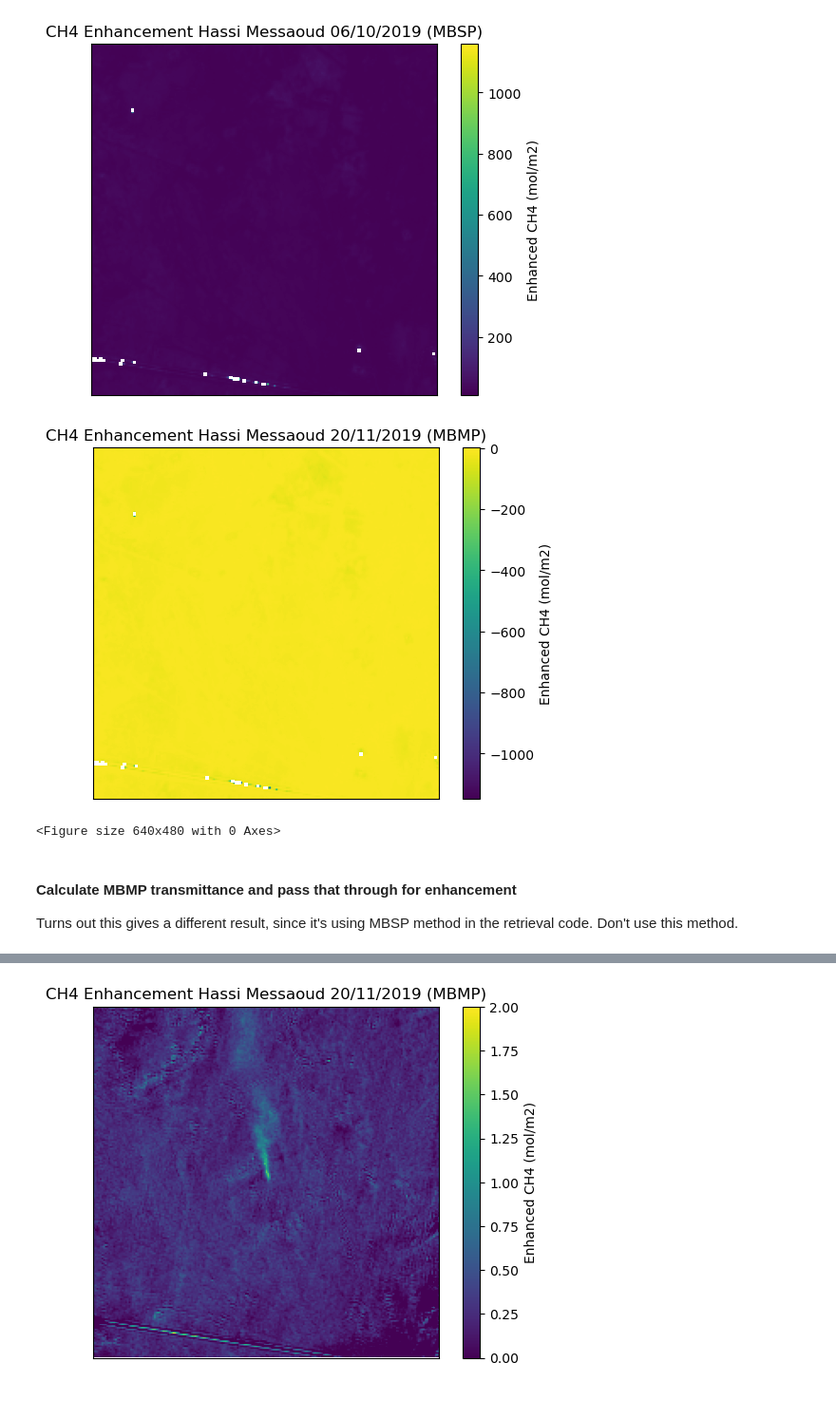
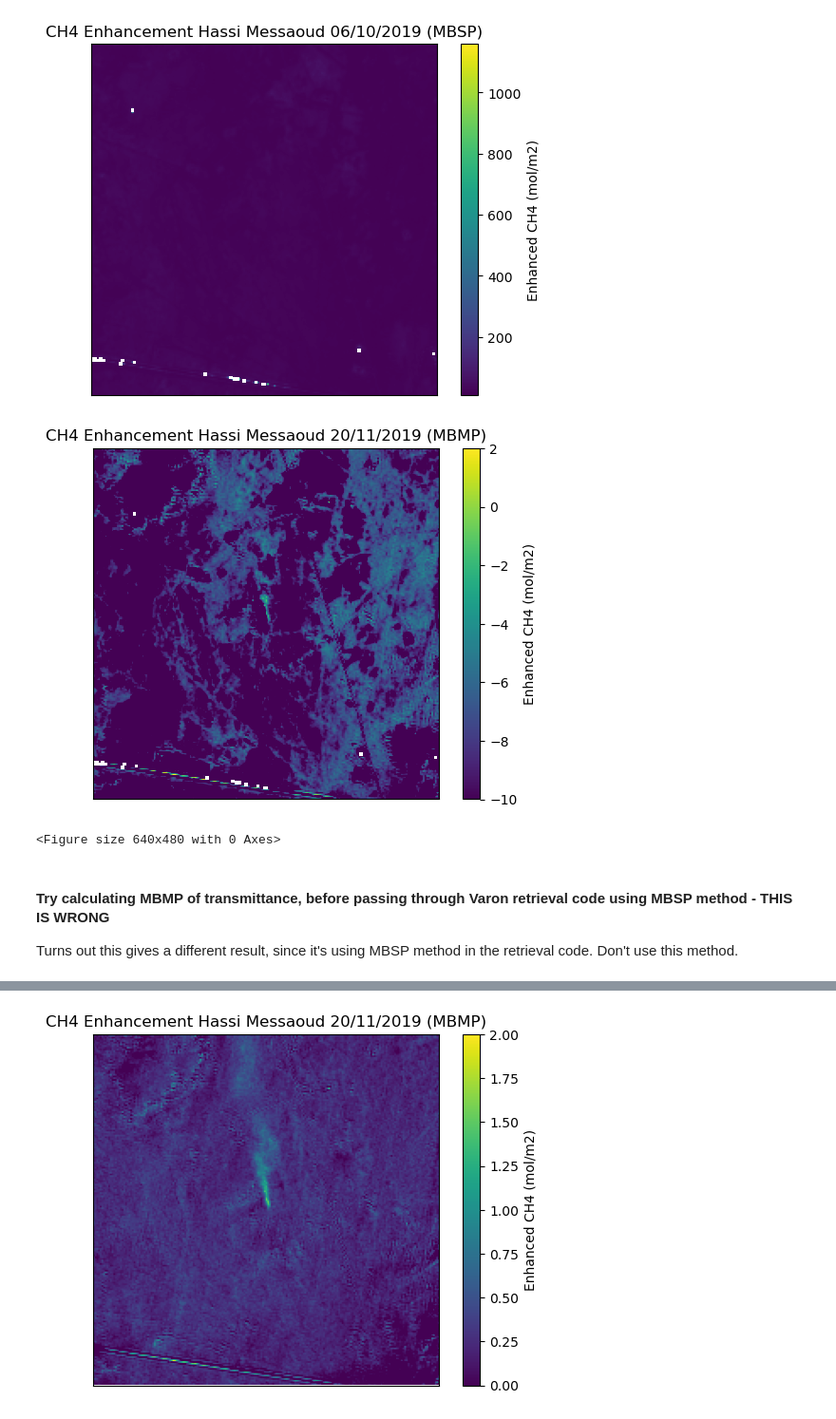
Before and after one commit to KRgeo/methane-retrievals, a Jupyter notebook: Radtran_speedup.ipynb, the cells around one changed output, grey strips where cells are left out. Shown at 95% size. Drawn from its saved outputs; the diff is of its cells as text; code cells hidden in the pictures.

```diff
--- a/Radtran_speedup.ipynb
+++ b/Radtran_speedup.ipynb
@@ -378,5 +260,6 @@ if not os.path.exists('optical_densities/odCH4pts_upper_S2A_12.npy'):
 # %%
 # Generate solar spectrum for each instrument/band combo
+
 
 def save_solar_spec(instrument, band):
 
@@ -388,9 +271,9 @@ def save_solar_spec(instrument, band):
     radiancesolar = solarspec[1][::-1]*(100*solarspec[0][::-1]**2)
     solarradiance = np.interp(wavelength, wavesolar,radiancesolar)
 
-    directory_solar = "solar_spectra"
-    if not os.path.exists(directory_solar):
-        os.makedirs(directory_solar)
+    # directory_solar = "solar_spectra"
+    # if not os.path.exists(directory_solar):
+    #     os.makedirs(directory_solar)
 
     np.save(os.path.join(directory_solar, f"solar_spectrum_{instrument}_{band}.npy"), solarradiance)
 # %%
@@ -473,9 +356,9 @@ def save_toasr(targheight, obsheight, solarangle, obsangle, instrument, band, nu
     toasr = np.mean(np.exp(-(odCH4pts_lower + odCH4pts_upper + odCO2pts + odH2Opts)) * solar_spectrum)
 
     # save toasr
-    directory_toasr = "standard_toasr"
-    if not os.path.exists(directory_toasr):
-        os.makedirs(directory_toasr)
+    # directory_toasr = "standard_toasr"
+    # if not os.path.exists(directory_toasr):
+    #     os.makedirs(directory_toasr)
 
-    np.save(os.path.join(directory_toasr, f"solar_spectrum_{instrument}_{band}.npy"), solarradiance)
+    np.save(os.path.join(directory_toasr, f"toasr_{instrument}_{band}.npy"), toasr)
     np.save(f'toasr_{instrument}_{band}.npy', toasr)
@@ -615,7 +500,10 @@ import numpy as np
 # Configuration
 num_layers = 100
 targheight = 0
-solar_angle, obsangle = find_angles('2019-11-20', geometry_area)
+obsheight = 100
+# solar_angle, obsangle = find_angles('2019-11-20', geometry_area)
+obsangle = 10
+solarangle = 40
 instrument = 'S2A'
 method = 'MBSP'
 
@@ -865,11 +755,11 @@ print('Spacecraft name:', img.get('SPACECRAFT_NAME').getInfo())
 
 obsangle = img.get('MEAN_INCIDENCE_ZENITH_ANGLE_B12').getInfo()
 solarangle = img.get('MEAN_SOLAR_ZENITH_ANGLE').getInfo()
-print(f'Solar Zenith Angle: {solar_angle}')
+print(f'Solar Zenith Angle: {solarangle}')
 
 print(f'Observing Angle: {obsangle}')
 # Import image using above
-img = ee.Image('COPERNICUS/S2_HARMONIZED/'+img_ID)
+img = ee.Image('COPERNICUS/S2_HARMONIZED/'+ img.id().getInfo())
 
 # Create new image that is the concatenation of three images: a constant, the SWIR1 band and the SWIR2 band
 B11 = img.select('B11').divide(10000)
@@ -967,26 +855,24 @@ plt.show()
 # %% [output]
 [figure]
 # %%
-
+# Plot MBMP enhancement (plume day enh - ref day enh)
 import matplotlib.pyplot as plt
-# plt.imshow(ch4_enh - ch4_enh_REF, cmap='viridis', vmin= -2, vmax=2 )
+plt.imshow(ch4_enh - ch4_enh_REF, cmap='viridis', vmin= -10, vmax=2 )
 # plt.imshow(ch4_enh - ch4_enh_REF, cmap='viridis')
 
-plt.imshow(np.subtract(ch4_enh, ch4_enh_REF), cmap='viridis')
+# plt.imshow(np.subtract(ch4_enh, ch4_enh_REF), cmap='viridis')
 plt.colorbar(label='Enhanced CH4 (mol/m2)')
 plt.title('Enhanced CH4 2D Image Plot')
 import matplotlib.pyplot as plt
-
-
 
 plt.title('CH4 Enhancement Hassi Messaoud 20/11/2019 (MBMP)')
 plt.xticks([])
 plt.yticks([])
 plt.show()
 plt.savefig('varon_plume_test.png')
 # %% [output]
-[figure, old version]
+[figure, new version]
 <Figure size 640x480 with 0 Axes>
 # %% [markdown]
-#### Calculate MBMP transmittance and pass that through for enhancement
+#### Try calculating MBMP of transmittance, before passing through Varon retrieval code using MBSP method - THIS IS WRONG
 Turns out this gives a different result, since it's using MBSP method in the retrieval code. Don't use this method.
```
Also changed, not shown: parts of 39 cells of this notebook.
